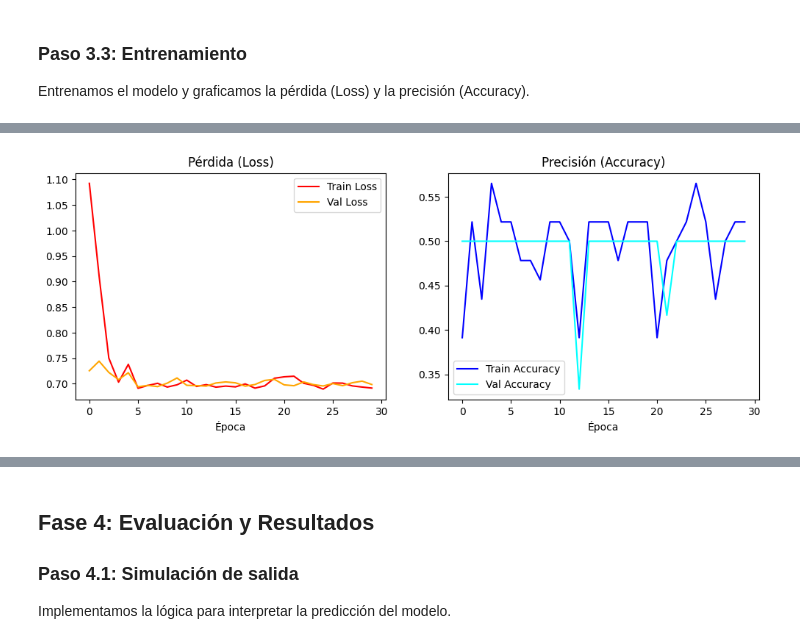
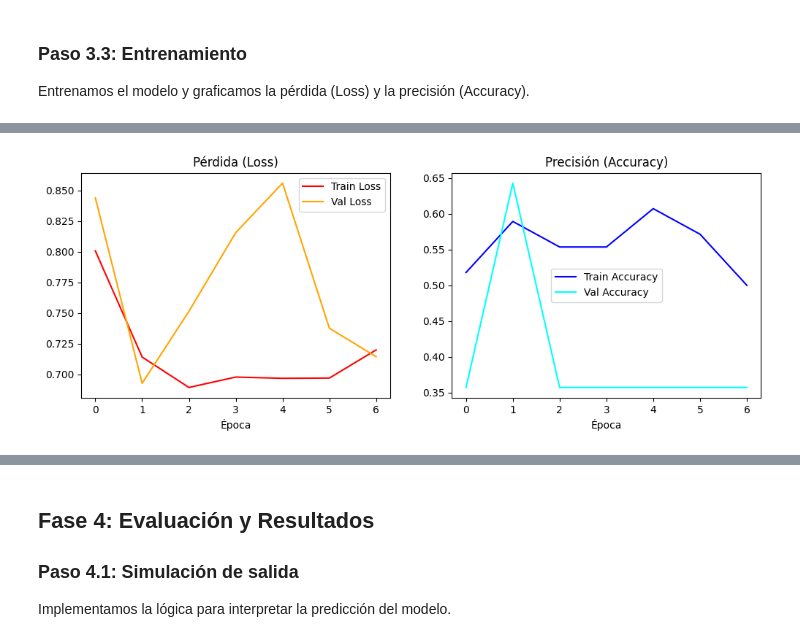
Before and after one commit to EmmanuelC-137/Mineria_de_datos, a Jupyter notebook: Proyecto_mineria.ipynb, the cells around one changed output, grey strips where cells are left out. Saved outputs shown, nothing was run; the diff lists cells and outputs as text; code cells hidden in the pictures.

```diff
--- a/Proyecto_mineria.ipynb
+++ b/Proyecto_mineria.ipynb
@@ -165,16 +172,28 @@ Crearemos una función que nos permita probar diferentes arquitecturas variando
 # %%
-# Asegurarnos de que las funciones previas estén definidas si no lo estaban
+# Importar Dropout si no lo habías hecho
+from tensorflow.keras.optimizers import Adam
 from tensorflow.keras.models import Sequential
-from tensorflow.keras.layers import Dense, Flatten
+from tensorflow.keras.layers import Dense, Flatten, Dropout
+from tensorflow.keras.optimizers import Adam
+from tensorflow.keras.callbacks import EarlyStopping
 import matplotlib.pyplot as plt
 
 def create_model(num_hidden_layers, neurons_per_layer, input_shape):
     model = Sequential()
     model.add(Flatten(input_shape=input_shape))
+
     for _ in range(num_hidden_layers):
         model.add(Dense(neurons_per_layer, activation='relu'))
+        #model.add(Dense(neurons_per_layer, activation='relu'))
+        # El Dropout es LA CLAVE para que los porcentajes de entrenamiento y prueba sean similares
+        model.add(Dropout(0.2))
+
     model.add(Dense(1, activation='sigmoid'))
-    model.compile(optimizer='adam', loss='binary_crossentropy', metrics=['accuracy'])
+
+    # Optimizador con una tasa de aprendizaje controlada
+    opt = Adam(learning_rate=0.0001)
+    model.compile(optimizer=opt, loss='binary_crossentropy', metrics=['accuracy'])
+    #model.compile(optimizer=opt, loss='binary_crossentropy', metrics=['accuracy'])
     return model
 
 def plot_history(history):
@@ -200,21 +219,66 @@ Entrenamos el modelo y graficamos la pérdida (Loss) y la precisión (Accuracy).
 # Detectar automáticamente la forma de los datos (debería ser 40, 44)
 forma_entrada = (X_train.shape[1], X_train.shape[2])
 
-# Hiperparámetros a probar (La rúbrica pide experimentar con estos)
-capas_ocultas = 2
-neuronas = 64
+# Hiperparámetros OPTIMIZADOS para un dataset pequeño
+capas_ocultas = 1  # Bajamos a 1 para evitar sobreajuste
+neuronas = 32      # Bajamos a 32 para simplificar la red
 
 print(f"Creando modelo con {capas_ocultas} capas ocultas de {neuronas} neuronas...")
 modelo_luz = create_model(num_hidden_layers=capas_ocultas, neurons_per_layer=neuronas, input_shape=forma_entrada)
 
 print("Iniciando entrenamiento...\n")
+
 # Entrenamos por 30 épocas
-historia = modelo_luz.fit(X_train, y_train,
-                          epochs=30,
-                          batch_size=8,
-                          validation_data=(X_test, y_test),
-                          verbose=1) # verbose=1 muestra la barrita de progreso
+early_stop = EarlyStopping(
+    monitor='val_loss',
+    patience=5,
+    restore_best_weights=True
+)
+
+historia = modelo_luz.fit(
+    X_train,
+    y_train,
+    epochs=30,
+    batch_size=8,
+    validation_data=(X_test, y_test),
+    callbacks=[early_stop],
+    verbose=1
+)
 
 print("\nGráficas de rendimiento...")
 plot_history(historia)
+
+
+print("\nExperimentación modelos num capas ocultas y neuronas por capa=\n")
+
+configuraciones = [
+    (1, 32),
+    (2, 64),
+    (3, 128)
+]
+
+for capas, neuronas in configuraciones:
+
+    print(f"\nProbando modelo: {capas} capas y {neuronas} neuronas")
+
+    modelo_temp = create_model(
+        num_hidden_layers=capas,
+        neurons_per_layer=neuronas,
+        input_shape=forma_entrada
+    )
+
+    historia_temp = modelo_temp.fit(
+        X_train,
+        y_train,
+        epochs=10,
+        batch_size=8,
+        validation_data=(X_test, y_test),
+        verbose=0
+    )
+
+    train_acc = historia_temp.history['accuracy'][-1]
+    val_acc = historia_temp.history['val_accuracy'][-1]
+
+    print(f"Accuracy entrenamiento: {train_acc:.4f}")
+    print(f"Accuracy validación: {val_acc:.4f}")
 # %% [output]
@@ -236,3 +302,3 @@ Epoch 30/30
 
 Gráficas de rendimiento...
-[figure, old version]
+[figure, new version]
```
Also changed, not shown: parts of 10 cells of this notebook.
